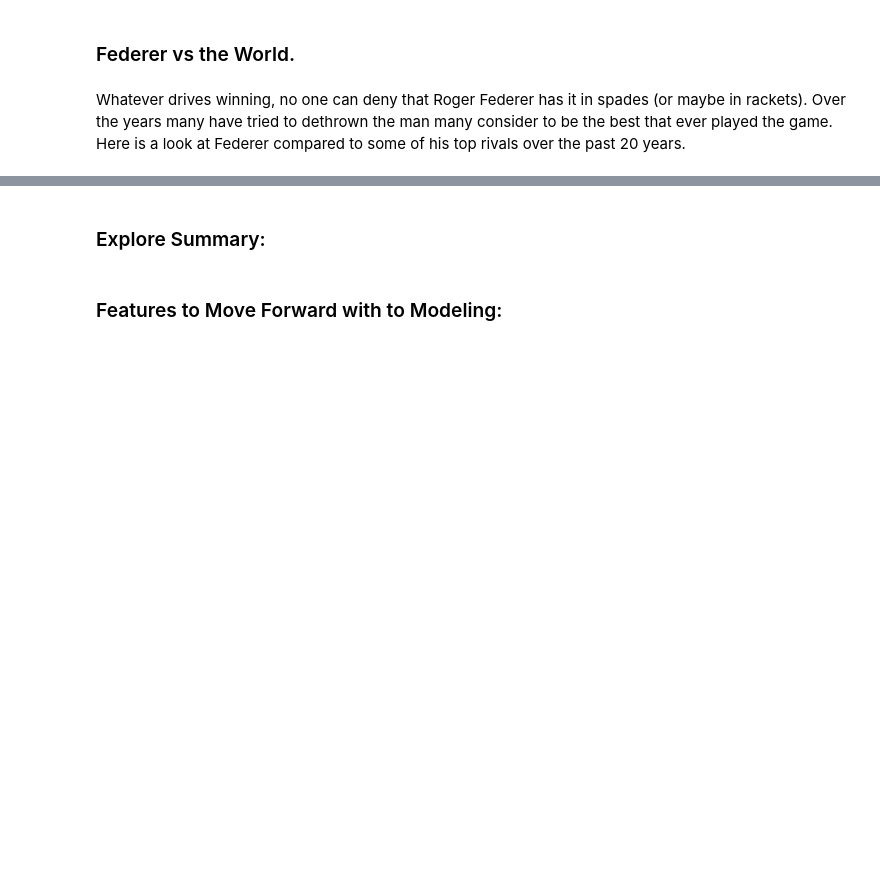
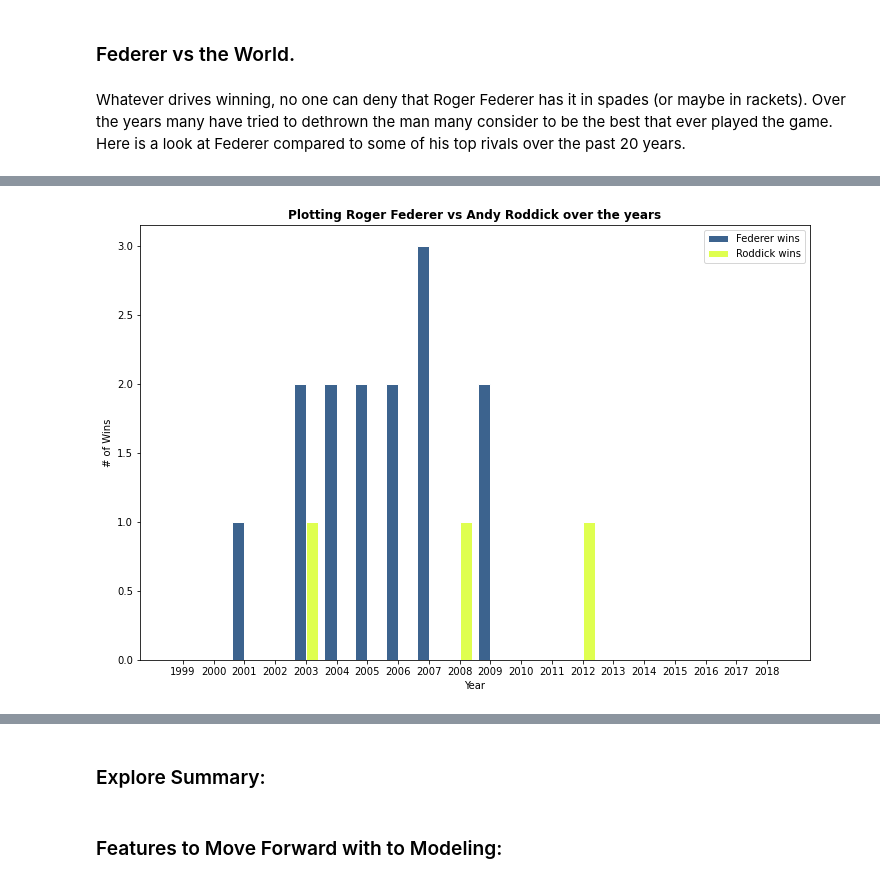
Before and after one commit to Racket-Science/Tennis-Match-Predictions, a Jupyter notebook: Notebooks/MVP Notebook.ipynb, the cells around one changed output, grey strips where cells are left out. Saved outputs shown, nothing was run; the diff lists cells and outputs as text; code cells hidden in the pictures; blank space fills up the shorter version.

```diff
--- a/Notebooks/MVP Notebook.ipynb
+++ b/Notebooks/MVP Notebook.ipynb
@@ -272,0 +282,5 @@ Whatever drives winning, no one can deny that Roger Federer has it in spades (or
+# %%
+# Showing the rivalry across the multiple years
+e1.rod_fed_bar()
+# %% [output]
+[figure, added]
```
Also changed, not shown: parts of 21 cells of this notebook.
